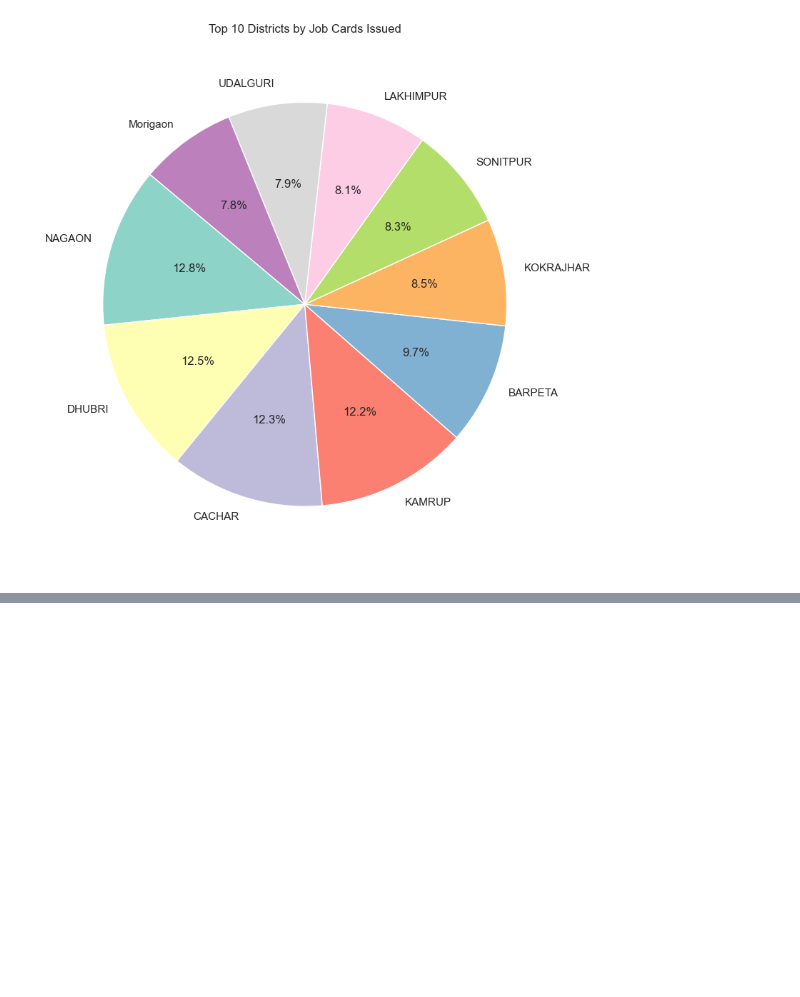
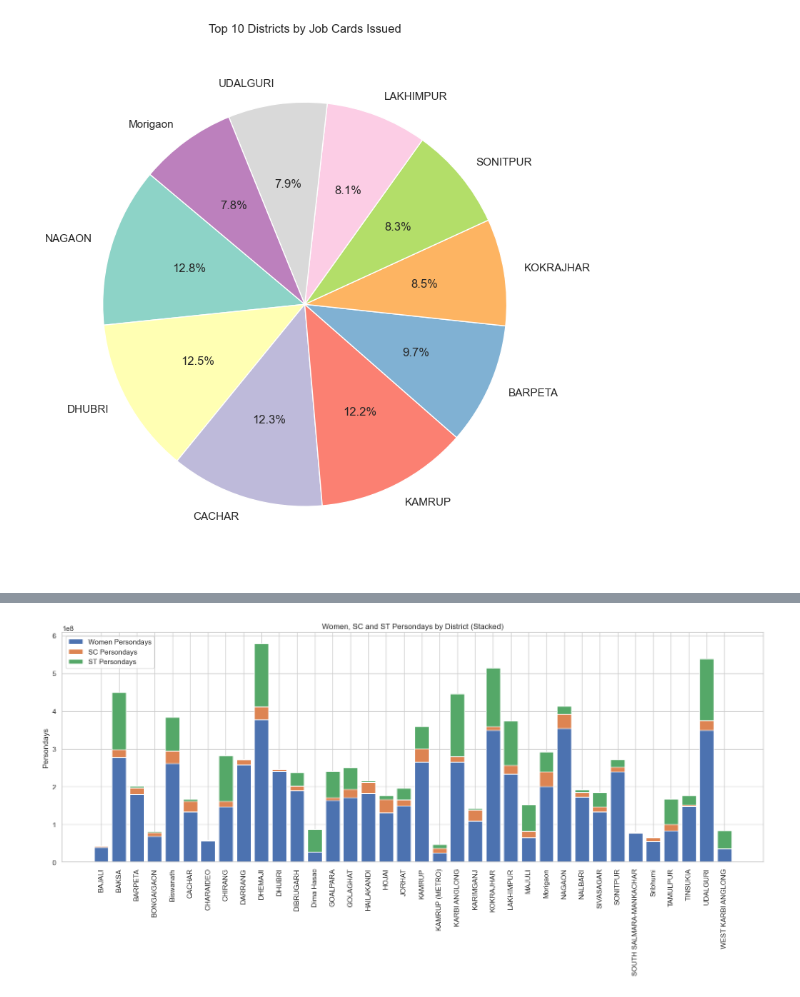
Before and after one commit to iamabirakash/INT-375, a Jupyter notebook: AssamEmployment.ipynb, the cells around one changed output, grey strips where cells are left out. Cells and saved outputs as stored; diff of their text form; code cells hidden in the pictures; blank space fills up the shorter version.

```diff
--- a/AssamEmployment.ipynb
+++ b/AssamEmployment.ipynb
@@ -298,0 +308,21 @@ TypeError: unsupported operand type(s) for +: 'Categorical' and 'str'
+# %%
+# Group by district and sum the persondays
+district_group = data1.groupby('district_name')[['Women_Persondays', 'SC_persondays', 'ST_persondays']].sum().reset_index()
+
+# Plot
+plt.figure(figsize=(16, 8))
+bottom1 = district_group['Women_Persondays']
+bottom2 = bottom1 + district_group['SC_persondays']
+
+plt.bar(district_group['district_name'], district_group['Women_Persondays'], label='Women Persondays')
+plt.bar(district_group['district_name'], district_group['SC_persondays'], bottom=bottom1, label='SC Persondays')
+plt.bar(district_group['district_name'], district_group['ST_persondays'], bottom=bottom2, label='ST Persondays')
+
+plt.xticks(rotation=90)
+plt.ylabel('Persondays')
+plt.title('Women, SC and ST Persondays by District (Stacked)')
+plt.legend()
+plt.tight_layout()
+plt.show()
+# %% [output]
+[figure, added]
```
Also changed, not shown: parts of 2 cells of this notebook.
